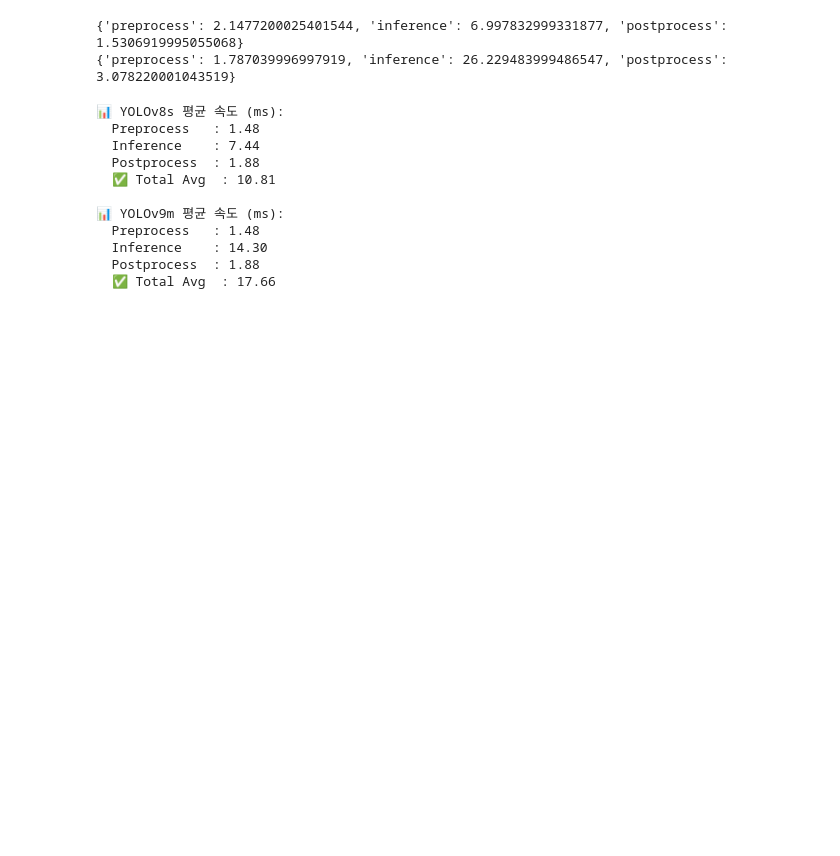
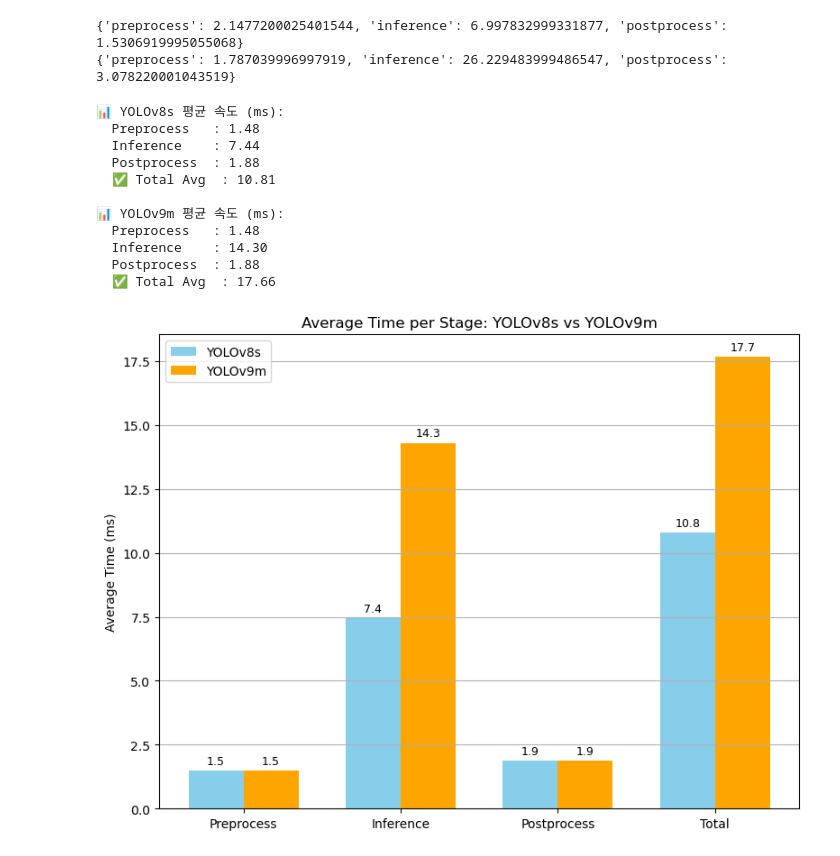
Before and after one commit to OhByungJik1222/AI-Tank-Project, a Jupyter notebook: 포탑제어 파트/Models/YOLO_Speed_Evaluation.ipynb, the cells around one changed output. Cells and saved outputs as stored; diff of their text form; code cells hidden in the pictures; blank space fills up the shorter version.

```diff
--- a/포탑제어 파트/Models/YOLO_Speed_Evaluation.ipynb
+++ b/포탑제어 파트/Models/YOLO_Speed_Evaluation.ipynb
@@ -71,3 +71,56 @@ print_stats("YOLOv9m", stats_v9m)
   Inference    : 14.30
   Postprocess  : 1.88
   ✅ Total Avg  : 17.66
+# %%
+import matplotlib.pyplot as plt
+import numpy as np
+
+# 각 항목별 평균값
+labels = ["Preprocess", "Inference", "Postprocess", "Total"]
+v8s_means = [
+    stats_v8s["preprocess_avg"],
+    stats_v8s["inference_avg"],
+    stats_v8s["postprocess_avg"],
+    stats_v8s["total_avg"]
+]
+v9m_means = [
+    stats_v9m["preprocess_avg"],
+    stats_v9m["inference_avg"],
+    stats_v9m["postprocess_avg"],
+    stats_v9m["total_avg"]
+]
+
+# x 위치 설정
+x = np.arange(len(labels))
+width = 0.35  # 막대 너비
+
+# 그래프 그리기
+fig, ax = plt.subplots(figsize=(8, 6))
+bars1 = ax.bar(x - width/2, v8s_means, width, label='YOLOv8s', color='skyblue')
+bars2 = ax.bar(x + width/2, v9m_means, width, label='YOLOv9m', color='orange')
+
+# 라벨 설정
+ax.set_ylabel("Average Time (ms)")
+ax.set_title("Average Time per Stage: YOLOv8s vs YOLOv9m")
+ax.set_xticks(x)
+ax.set_xticklabels(labels)
+ax.legend()
+ax.grid(True, axis='y')
+
+# 막대 위에 값 표시
+def add_labels(bars):
+    for bar in bars:
+        height = bar.get_height()
+        ax.annotate(f'{height:.1f}',
+                    xy=(bar.get_x() + bar.get_width() / 2, height),
+                    xytext=(0, 3),
+                    textcoords="offset points",
+                    ha='center', va='bottom', fontsize=9)
+
+add_labels(bars1)
+add_labels(bars2)
+
+plt.tight_layout()
+plt.show()
+# %% [output]
+[figure, added]
```
